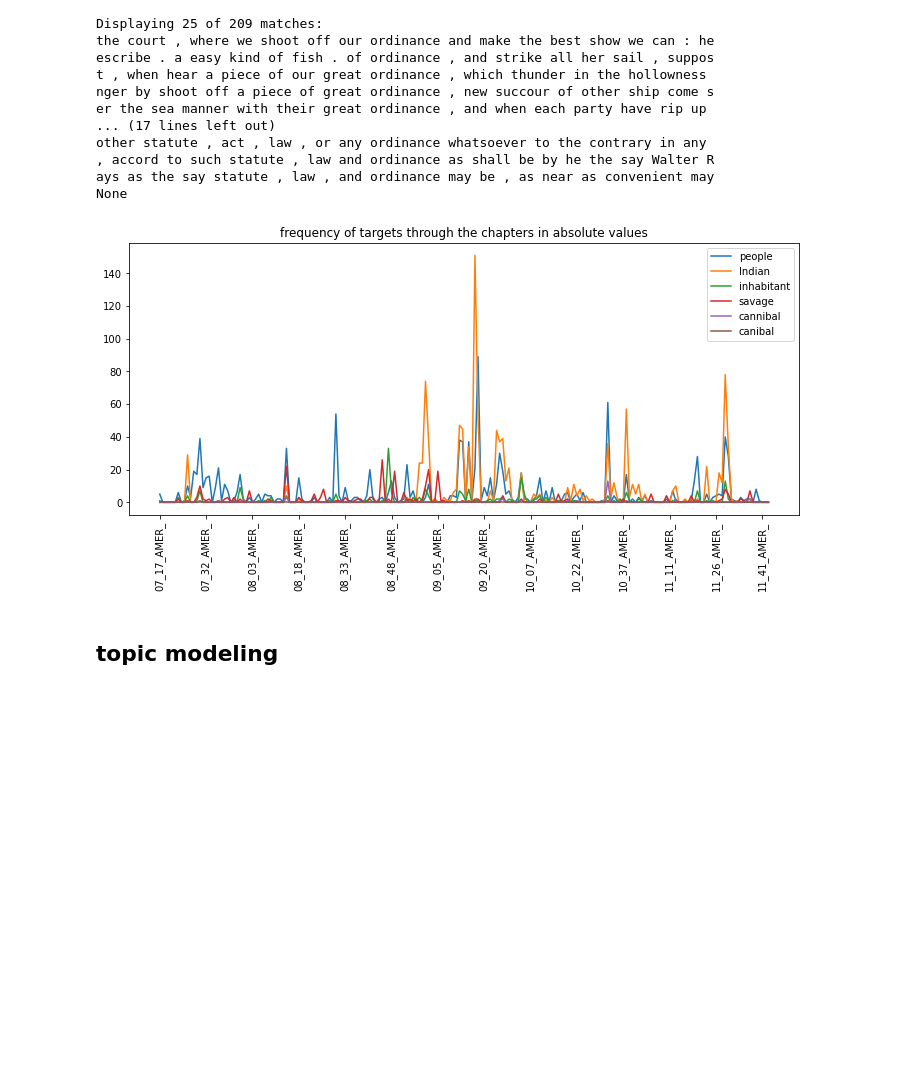
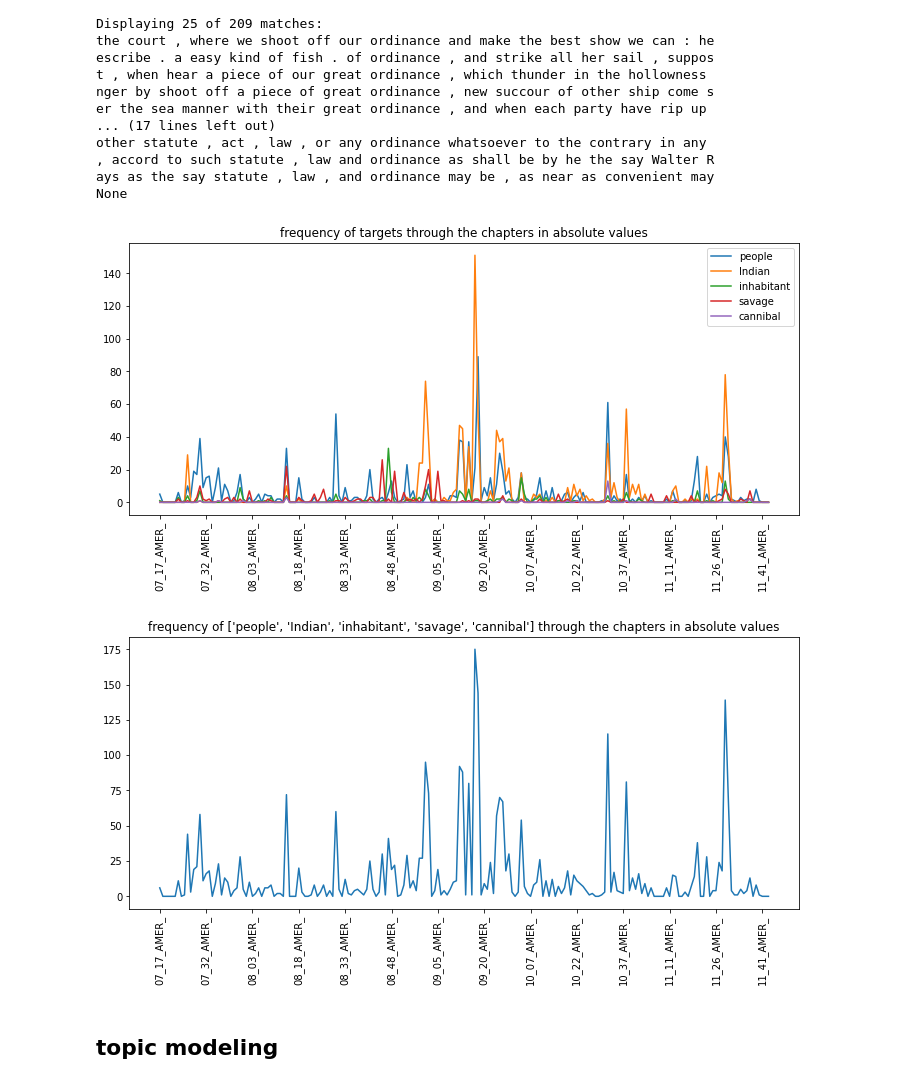
Before and after one commit to ant-lahaie/Hakluyt, a Jupyter notebook: HK_expl.ipynb, the cells around one changed output. Drawn from its saved outputs; the diff is of its cells as text; code cells hidden in the pictures; blank space fills up the shorter version.

```diff
--- a/HK_expl.ipynb
+++ b/HK_expl.ipynb
@@ -670,9 +670,11 @@ other statute , act , law , or any ordinance whatsoever to the contrary in any
 ays as the say statute , law , and ordinance may be , as near as convenient may
 None
 # %%
-track_words_chapters(hakluyt_AMER, ['people', 'Indian', 'inhabitant', 'savage', 'cannibal', 'canibal'], words_mode = 'separate', count_mode = 'absolute')
+track_words_chapters(hakluyt_AMER, ['people', 'Indian', 'inhabitant', 'savage', 'cannibal'], words_mode = 'separate', count_mode = 'absolute')
+track_words_chapters(hakluyt_AMER, ['people', 'Indian', 'inhabitant', 'savage', 'cannibal'], words_mode = 'grouped', count_mode = 'absolute')
 # %% [output]
-[figure, old version]
+[figure, new version]
+[figure, added]
 # %% [markdown]
 ## topic modeling
 # %% [markdown]
```
Also changed, not shown: 2 other files.
